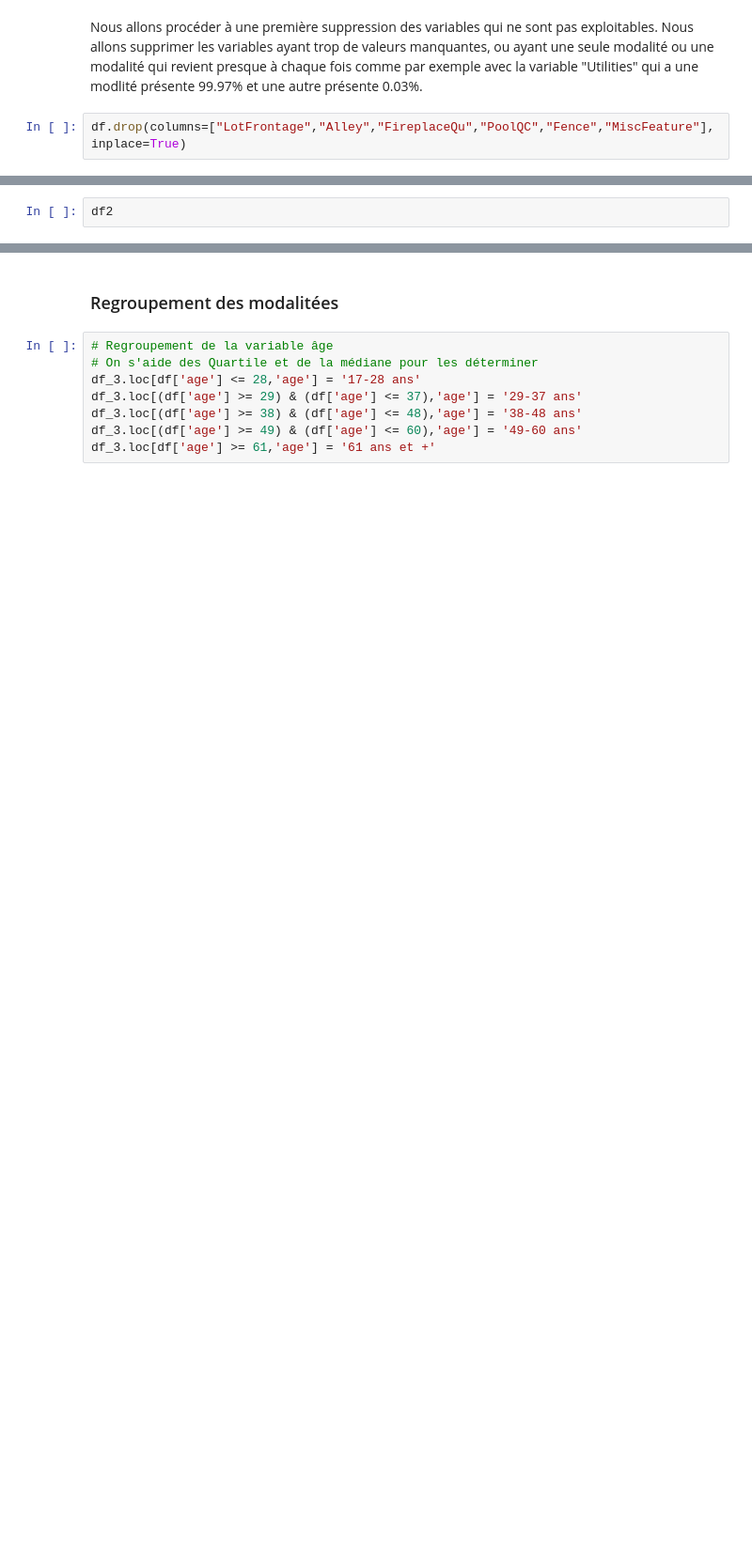
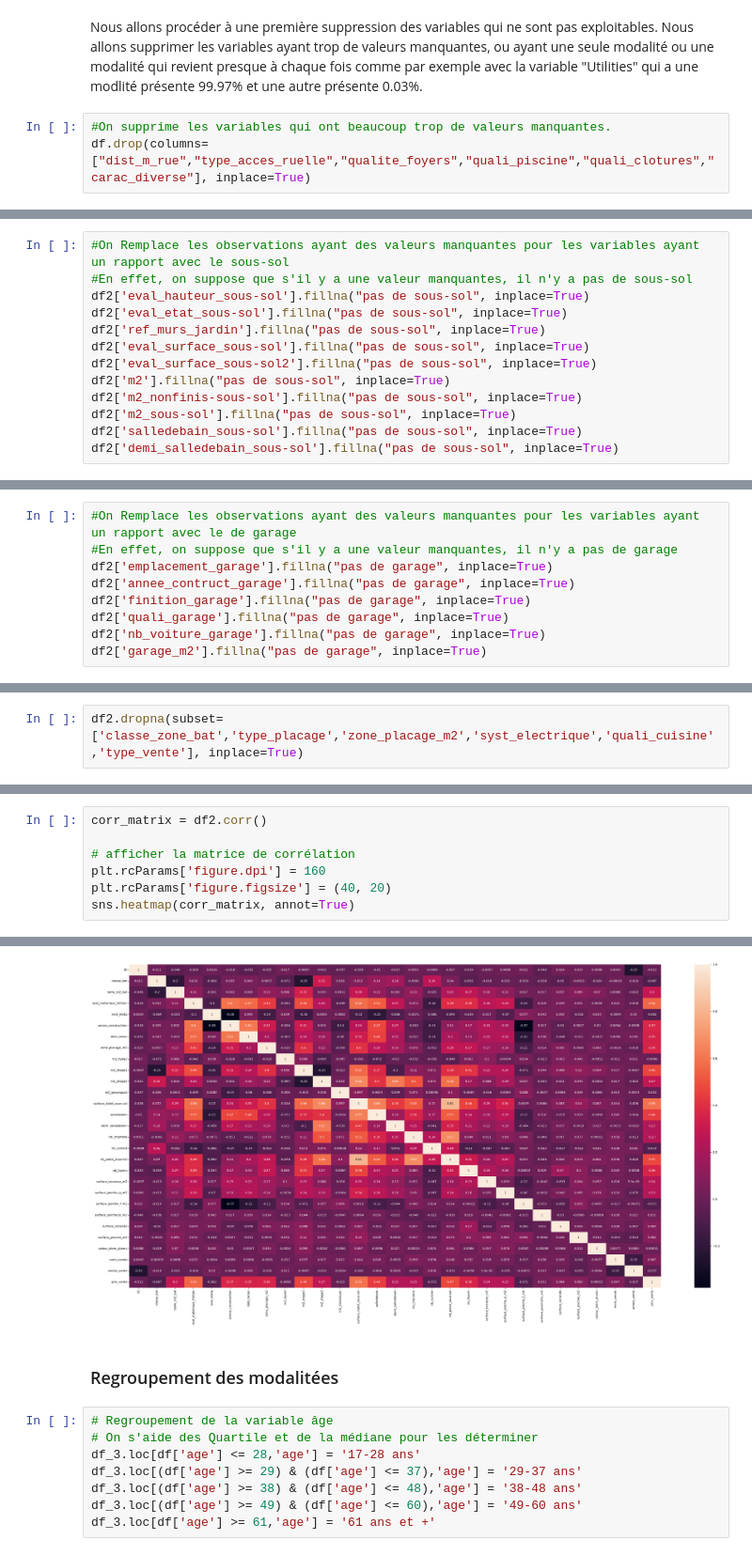
Before and after one commit to EmmanuelLaurent/Projet_Big_DATA, a Jupyter notebook: Projet_BI_BigData.ipynb, the cells around one changed output, grey strips where cells are left out. Shown at 94% size. Saved outputs shown, nothing was run; the diff lists cells and outputs as text; blank space fills up the shorter version.

```diff
--- a/Projet_BI_BigData.ipynb
+++ b/Projet_BI_BigData.ipynb
@@ -351,5 +344,6 @@ N'ayant pas beaucoup d'obeservations, nous avons choisis de créer des classes.
 # %% [markdown]
 Nous allons procéder à une première suppression des variables qui ne sont pas exploitables. Nous allons supprimer les variables ayant trop de valeurs manquantes, ou ayant une seule modalité ou une modalité qui revient presque à chaque fois comme par exemple avec la variable "Utilities" qui a une modlité présente 99.97% et une autre présente 0.03%.
 # %%
-df.drop(columns=["LotFrontage","Alley","FireplaceQu","PoolQC","Fence","MiscFeature"], inplace=True)
+#On supprime les variables qui ont beaucoup trop de valeurs manquantes.
+df.drop(columns=["dist_m_rue","type_acces_ruelle","qualite_foyers","quali_piscine","quali_clotures","carac_diverse"], inplace=True)
 # %%
@@ -357,2 +354,13 @@ df2 = df
 # %%
-df2
+#On Remplace les observations ayant des valeurs manquantes pour les variables ayant un rapport avec le sous-sol
+#En effet, on suppose que s'il y a une valeur manquantes, il n'y a pas de sous-sol
+df2['eval_hauteur_sous-sol'].fillna("pas de sous-sol", inplace=True)
+df2['eval_etat_sous-sol'].fillna("pas de sous-sol", inplace=True)
+df2['ref_murs_jardin'].fillna("pas de sous-sol", inplace=True)
+df2['eval_surface_sous-sol'].fillna("pas de sous-sol", inplace=True)
+df2['eval_surface_sous-sol2'].fillna("pas de sous-sol", inplace=True)
+df2['m2'].fillna("pas de sous-sol", inplace=True)
+df2['m2_nonfinis-sous-sol'].fillna("pas de sous-sol", inplace=True)
+df2['m2_sous-sol'].fillna("pas de sous-sol", inplace=True)
+df2['salledebain_sous-sol'].fillna("pas de sous-sol", inplace=True)
+df2['demi_salledebain_sous-sol'].fillna("pas de sous-sol", inplace=True)
@@ -372,0 +367,9 @@ df2
+# %%
+#On Remplace les observations ayant des valeurs manquantes pour les variables ayant un rapport avec le de garage
+#En effet, on suppose que s'il y a une valeur manquantes, il n'y a pas de garage
+df2['emplacement_garage'].fillna("pas de garage", inplace=True)
+df2['annee_contruct_garage'].fillna("pas de garage", inplace=True)
+df2['finition_garage'].fillna("pas de garage", inplace=True)
+df2['quali_garage'].fillna("pas de garage", inplace=True)
+df2['nb_voiture_garage'].fillna("pas de garage", inplace=True)
+df2['garage_m2'].fillna("pas de garage", inplace=True)
@@ -372,0 +410,2 @@ df2
+# %%
+df2.dropna(subset=['classe_zone_bat','type_placage','zone_placage_m2','syst_electrique','quali_cuisine','type_vente'], inplace=True)
@@ -372,0 +420,8 @@ df2
+# %%
+corr_matrix = df2.corr()
+
+# afficher la matrice de corrélation
+plt.rcParams['figure.dpi'] = 160
+plt.rcParams['figure.figsize'] = (40, 20)
+sns.heatmap(corr_matrix, annot=True)
+# %% [output]
@@ -373,3 +429,4 @@ df2
+[figure, added]
 # %% [markdown]
 ### Regroupement des modalitées
 # %%
```
Also changed, not shown: parts of 21 cells of this notebook.
